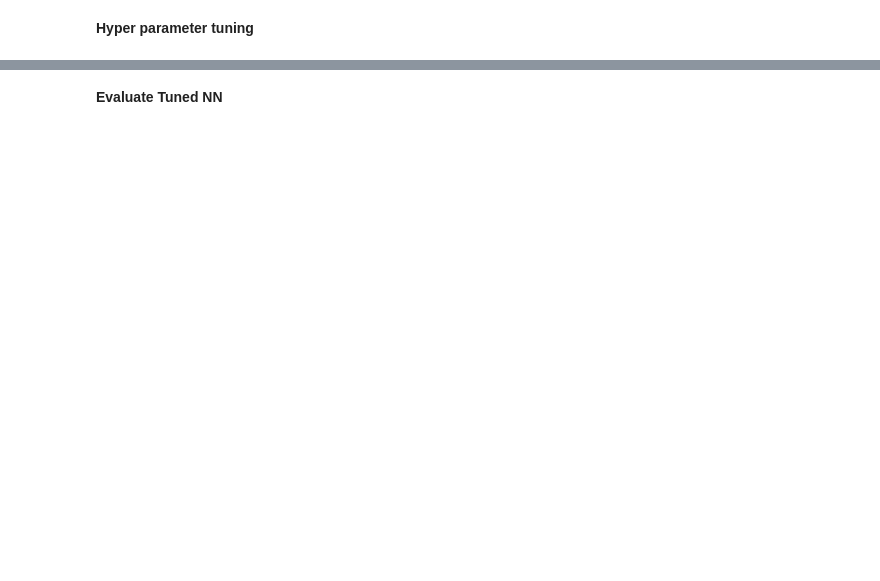
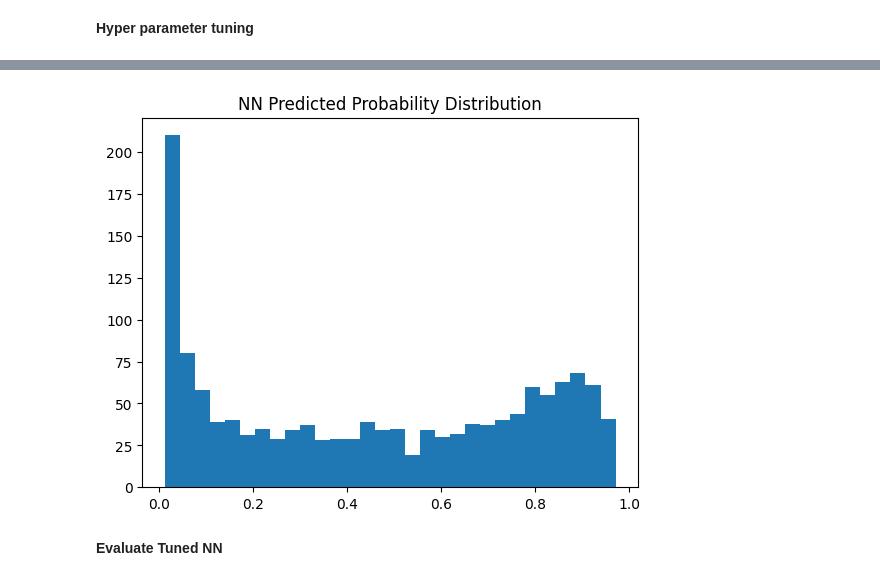
Before and after one commit to Dinu-Nimnara/CM2604_CW_2425587, a Jupyter notebook: CM2604_CW_2425587.ipynb, the cells around one changed output, grey strips where cells are left out. Drawn from its saved outputs; the diff is of its cells as text; code cells hidden in the pictures; blank space fills up the shorter version.

```diff
--- a/CM2604_CW_2425587.ipynb
+++ b/CM2604_CW_2425587.ipynb
@@ -1666,3 +2235,9 @@ display(hp_table)
+# %%
+plt.hist(nn_prob, bins=30)
+plt.title("NN Predicted Probability Distribution")
+plt.show()
+# %% [output]
+[figure, added]
 # %% [markdown]
 **Evaluate Tuned NN**
 # %%
```
Also changed, not shown: parts of 20 cells of this notebook.
